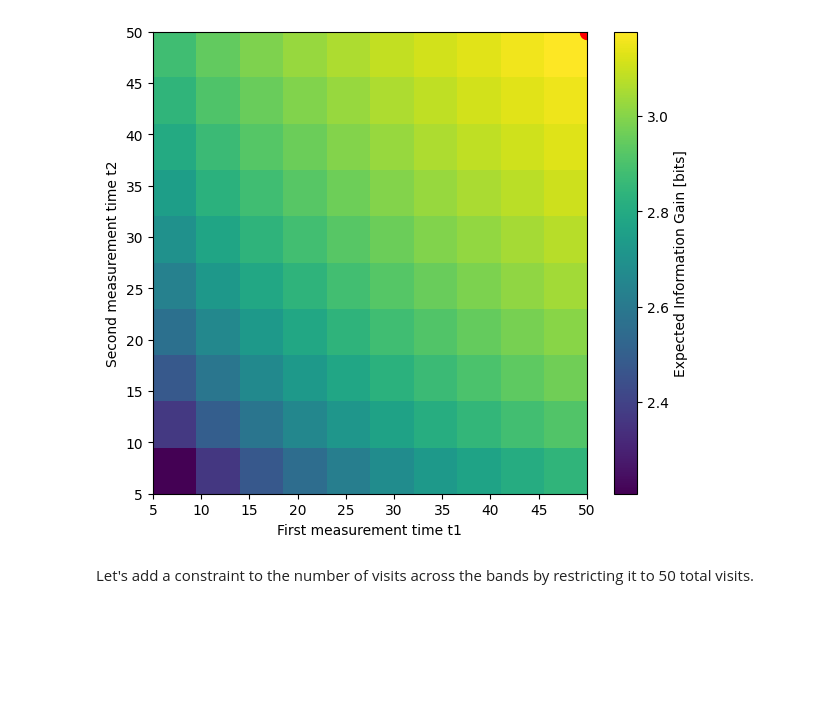
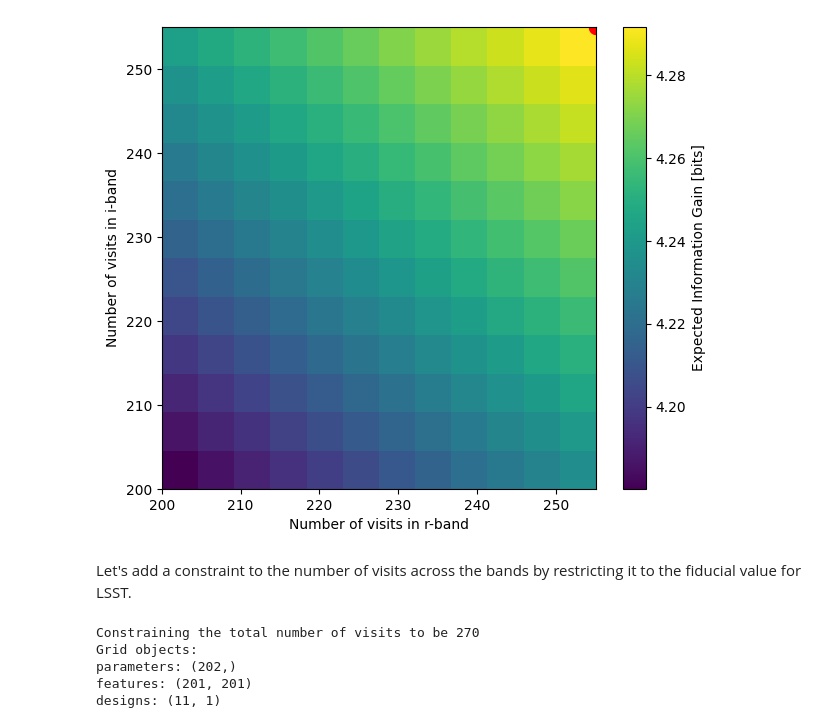
Before and after one commit to ashandonay/redshift_estimation, a Jupyter notebook: eig.ipynb, the cells around one changed output. Cells and saved outputs as stored; diff of their text form; code cells hidden in the pictures; blank space fills up the shorter version.

```diff
--- a/eig.ipynb
+++ b/eig.ipynb
@@ -28,13 +28 @@ from lsstetc import ETC
 from functions import *
-# %%
-# Define the filters
-filters_list = ['r', 'i']
-num_designs = 10
-# Define the number of visits corresponding to each filter
-designs = Grid(n_r=np.linspace(5, 50, num_designs), n_i=np.linspace(5, 50, num_designs))
-num_features = 101
-# Define the magnitudes corresponding to each filter
-features = Grid(mag_r=np.linspace(30.0, 20.0, num_features), mag_i=np.linspace(30.0, 20.0, num_features))
-num_parameters = 102
-# Define the redshift values
-parameters = Grid(z=np.linspace(0.1, 1.0, num_parameters))
@@ -40,0 +68,3 @@ parameters = Grid(z=np.linspace(0.1, 1.0, num_parameters))
+# %%
+filters_list = ['r', 'i']
+parameters, features, designs = create_grids(filters_list, design_step=5, num_parameters=102, num_features=101)
@@ -50,7 +85,7 @@ def unnorm_lfunc(parameters, features, designs, **kwargs):
 
     for f in filters:
         # initialize the ETC for each filter
-        etc = ETC(band=f, profile=profile, pixel_scale=0.2, stamp_size=31, threshold=0.0, visit_time=30.0)
+        etc = ETC(band=f, profile=profile)
 
         # get the observed magnitudes
         mag_obs = getattr(features, f"mag_{f}")
@@ -74,6 +109,4 @@ def unnorm_lfunc(parameters, features, designs, **kwargs):
     for diff in diff_terms:
         likelihood *= np.exp(-0.5 * diff**2)
 
-    print("Likelihood shape:", likelihood.shape)
-
     return likelihood
@@ -99,10 +129,10 @@ ARRAY              EIG (10, 10)                         0.0 Mb
 # %%
 fig, ax = plt.subplots(figsize=(7,6))
 I = ax.imshow(designer.EIG.T, origin='lower', extent=designs.extent('n_r')+designs.extent('n_i'), aspect='auto')
 plt.colorbar(I, ax=ax, label='Expected Information Gain [bits]')
 ax.plot([best['n_r'], best['n_i']], [best['n_i'], best['n_r']], 'ro', markersize=10)
-ax.set(xlabel='First measurement time t1', ylabel='Second measurement time t2');
+ax.set(xlabel='Number of visits in r-band', ylabel='Number of visits in i-band');
 # %% [output]
-[figure, old version]
+[figure, new version]
 # %% [markdown]
-Let's add a constraint to the number of visits across the bands by restricting it to 50 total visits.
+Let's add a constraint to the number of visits across the bands by restricting it to the fiducial value for LSST.
@@ -113 +139,16 @@ designs = Grid(n_r=np.linspace(5, 50, num_designs), n_i=np.linspace(5, 50, num_d
+# %%
+filters_list = ['u', 'z']
+parameters, features, designs = create_grids(
+    filters_list,
+    design_step=5,
+    num_parameters=202,
+    num_features=201,
+    constraint=True
+)
+# %% [output]
+Constraining the total number of visits to be 270
+Grid objects:
+parameters: (202,)
+features: (201, 201)
+designs: (11, 1)
 # %%
```
Also changed, not shown: parts of 10 cells of this notebook, 1 other file.
